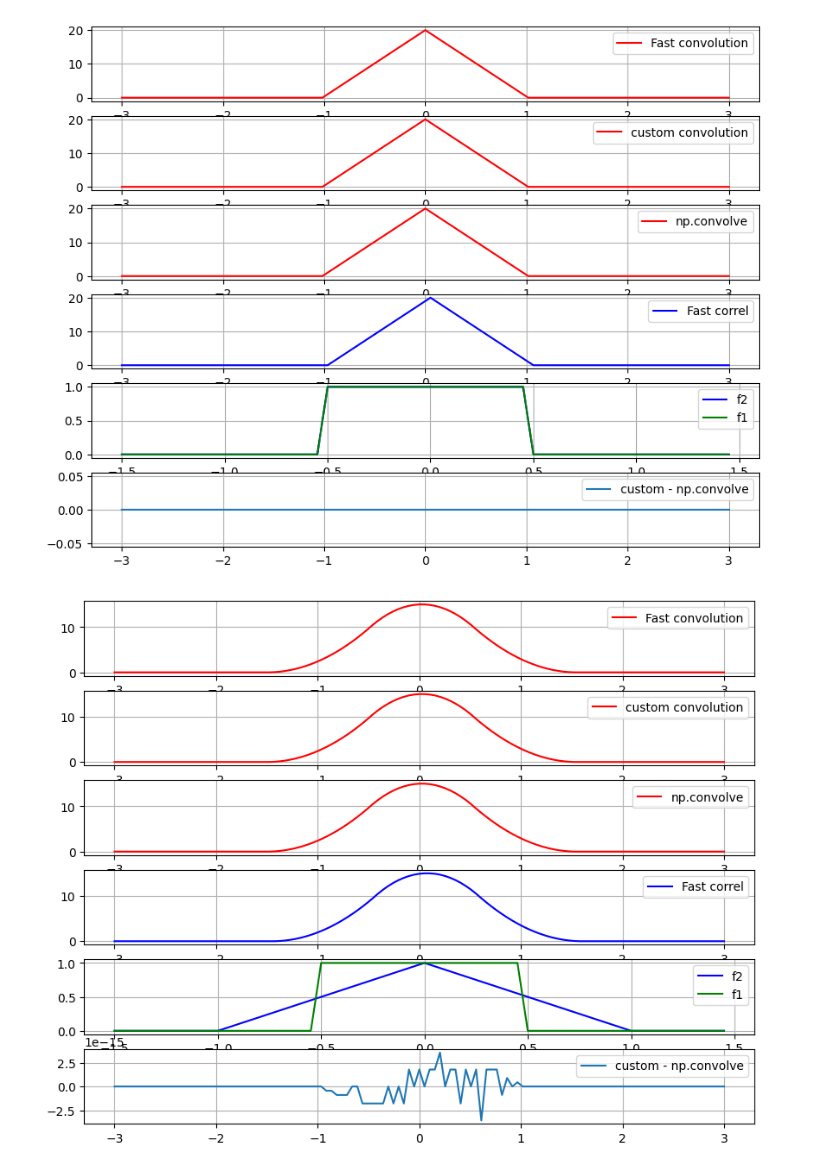
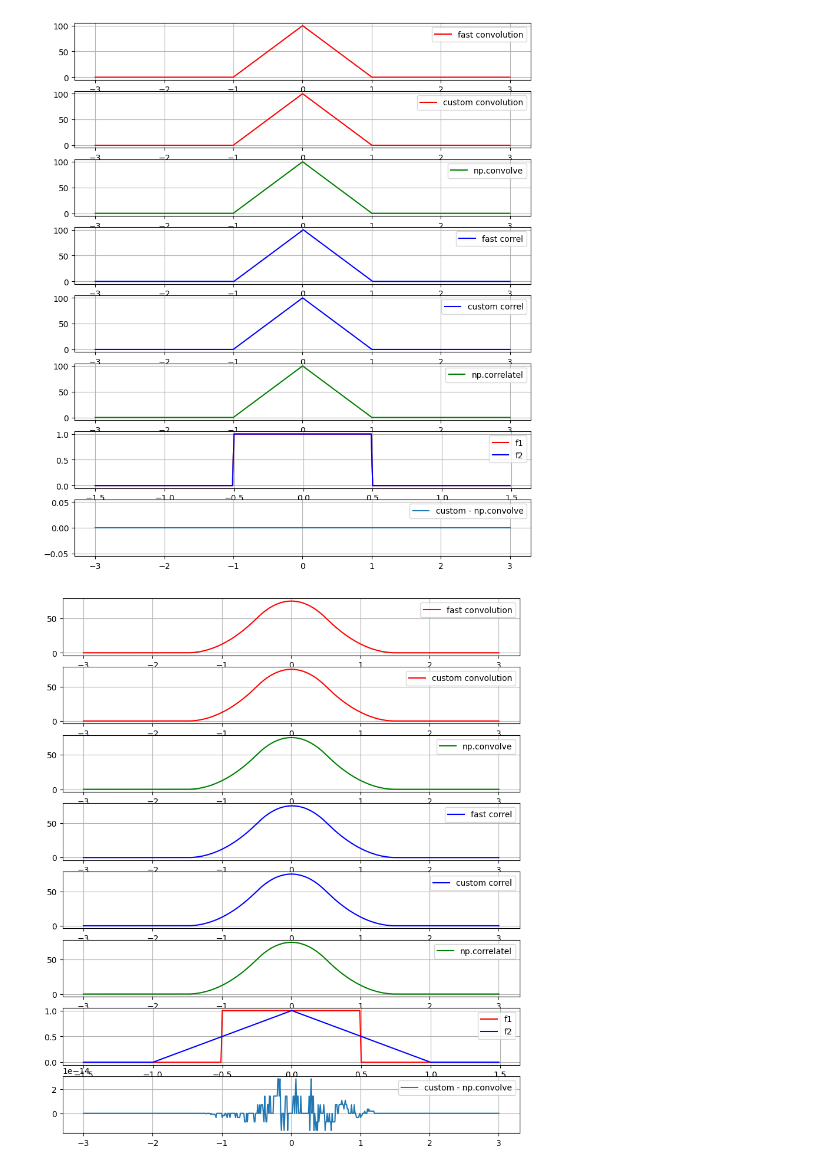
Before and after one commit to Altair200333/dataProcessing_nsu, a Jupyter notebook: task2_convolution.ipynb, the cells around one changed output. Saved outputs shown, nothing was run; the diff lists cells and outputs as text; code cells hidden in the pictures.

```diff
--- a/task2_convolution.ipynb
+++ b/task2_convolution.ipynb
@@ -4,10 +4,10 @@ import matplotlib.pyplot as plt
 import math
 import scipy.integrate as integrate
 # %%
-plt.rcParams['figure.figsize'] = [10, 8]
+plt.rcParams['figure.figsize'] = [10, 12]
 plt.rcParams['figure.dpi'] = 100
 
-sampling = 0.05
+sampling = 0.01
 dataRange = 1.5
 x = np.arange(-dataRange, dataRange, sampling)
 # %%
@@ -29,8 +29,8 @@ def corellC(f, g):
     #return sum([f(i)*g(t+i) for i in x])
     #return integrate.quad(lambda y: np.conjugate(f(y))*g(t+y), -np.inf, np.inf)[0]
 # %%
-def rect(x):
-    return 1 if np.abs(x)<=0.5 else 0
+def rect(w, x):
+    return 1 if np.abs(x)<=w else 0
 # %%
 #----
 #applies DFT to array and return an array
@@ -83,12 +83,12 @@ f1 = lambda t: np.maximum(0, 1-abs(t))
 f2 = lambda t: np.exp(-2*t)*(t>0)
 # %%
 def test(f1, f2):
-    fig, axs = plt.subplots(6)
+    fig, axs = plt.subplots(8)
     s = 8
     #conv and cross-correl with FT
     x2 = np.linspace(-dataRange*2, dataRange*2, len(x)*2 - 1)
     pid = 0
-    axs[pid].plot(x2, convF(np.vectorize(f2)(x), np.vectorize(f1)(x)), color = 'red', label='Fast convolution')
+    axs[pid].plot(x2, convF(f2, f1), color = 'red', label='fast convolution')
     #axs[0].scatter(x2, corellF(np.vectorize(f2)(x2), np.vectorize(f1)(x2)), color = 'blue', label='Fast cross-correl', s = s)
     axs[pid].legend()
     axs[pid].grid()
@@ -96,33 +96,46 @@ def test(f1, f2):
     pid += 1
 
     #discrete convolution by definition
-    axs[pid].plot(x2, convC(np.vectorize(f2)(x), np.vectorize(f1)(x)),
+    axs[pid].plot(x2, convC(f2, f1),
                 color = 'red', label = 'custom convolution')
 
     axs[pid].legend()
     axs[pid].grid()
     pid += 1
 
-    axs[pid].plot(x2, np.convolve(np.vectorize(f2)(x), np.vectorize(f1)(x), 'full'), label = 'np.convolve', color='red')
+    axs[pid].plot(x2, np.convolve(f2, f1, 'full'), label = 'np.convolve', color='green')
     axs[pid].legend()
     axs[pid].grid()
     pid += 1
 
-    axs[pid].plot(x2, corellF(np.vectorize(f2)(x), np.vectorize(f1)(x)), color = 'blue', label='Fast correl')
+    axs[pid].plot(x2, corellF(f2, f1), color = 'blue', label='fast correl')
     axs[pid].legend()
     axs[pid].grid()
 
     pid += 1
 
-    #funtion itself
-    axs[pid].plot(x, np.vectorize(f2)(x), color = 'blue', label='f2')
-    axs[pid].plot(x, np.vectorize(f1)(x), color = 'green', label='f1')
+    axs[pid].plot(x2, corellC(f2, f1),
+                color = 'blue', label = 'custom correl')
+
     axs[pid].legend()
     axs[pid].grid()
     pid += 1
 
-    axs[pid].plot(x2, convC(np.vectorize(f2)(x),
-                            np.vectorize(f1)(x)) - np.convolve(np.vectorize(f2)(x), np.vectorize(f1)(x),
-                                                               'full'), label='custom - np.convolve')
+    axs[pid].plot(x2, np.correlate(f2, f1, 'full'),
+                color = 'green', label = 'np.correlatel')
+
     axs[pid].legend()
     axs[pid].grid()
+    pid += 1
+
+    #funtion itself
+    axs[pid].plot(x, f1, color = 'red', label='f1')
+    axs[pid].plot(x, f2, color = 'blue', label='f2')
+    axs[pid].legend()
+    axs[pid].grid()
+    pid += 1
+
+    axs[pid].plot(x2, convC(f2,
+                            f1) - np.convolve(f2, f1, 'full'), label='custom - np.convolve')
+    axs[pid].legend()
+    axs[pid].grid()
@@ -129,12 +144,12 @@ def test(f1, f2):
 # %%
 x = np.arange(-dataRange, dataRange, sampling)
-test(rect, rect)
+test(np.vectorize(partial(rect, 0.5))(x), np.vectorize(partial(rect, 0.5))(x))
 # %% [output]
-[figure, old version]
+[figure, new version]
 # %%
 x = np.arange(-dataRange, dataRange, sampling)
-test(rect, f1)
+test(np.vectorize(partial(rect, 0.5))(x), np.vectorize(f1)(x))
 # %% [output]
-[figure, old version]
+[figure, new version]
 # %%
 x = np.arange(-dataRange, dataRange, sampling)
```
Also changed, not shown: parts of 4 cells of this notebook.
